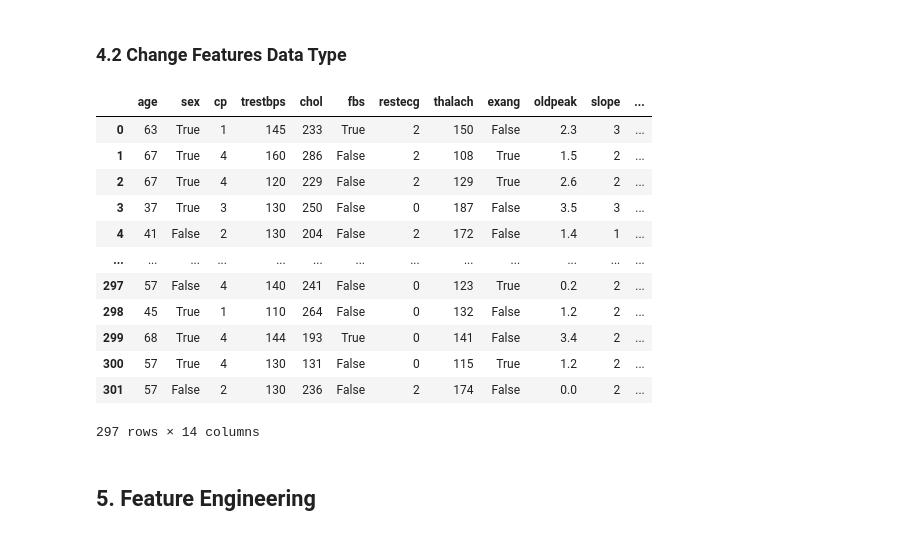
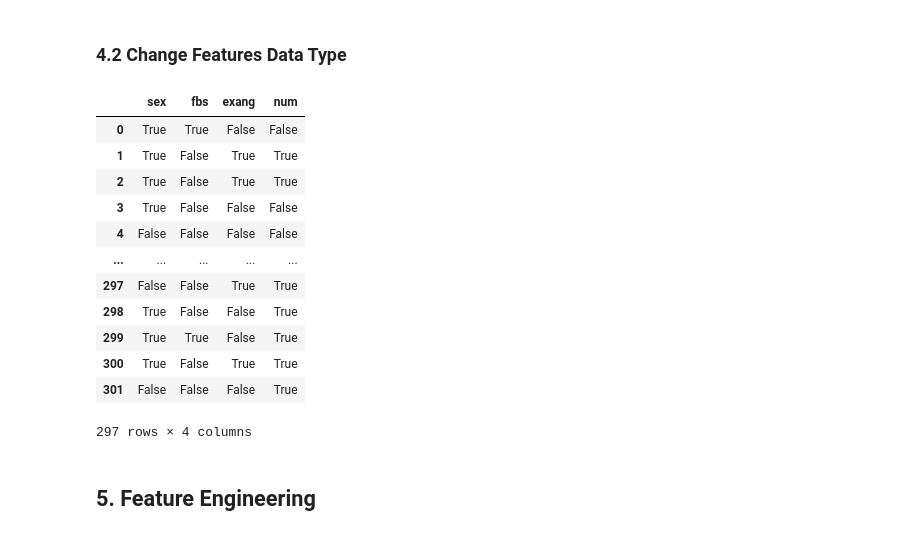
Before and after one commit to azhar-anas/sel-nnml-heart-disease-prediction, a Jupyter notebook: notebooks/1.2_ds2_data_preprocessing.ipynb, the cells around one changed output. Saved outputs shown, nothing was run; the diff lists cells and outputs as text; code cells hidden in the pictures.

```diff
--- a/notebooks/1.2_ds2_data_preprocessing.ipynb
+++ b/notebooks/1.2_ds2_data_preprocessing.ipynb
@@ -919,27 +919,27 @@ dtype: int64
 # %%
 # Change features "sex", "fbs", "exang", "num" to boolean data type
 df = df.astype({
     "sex": "bool",
     "fbs": "bool",
     "exang": "bool",
     "num": "bool"
 })
 
-df
+df[['sex', 'fbs', 'exang', 'num']]
 # %% [output]
-|  | age | sex | cp | trestbps | chol | fbs | restecg | thalach | exang | oldpeak | slope | ... |
-| 0 | 63 | True | 1 | 145 | 233 | True | 2 | 150 | False | 2.3 | 3 | ... |
-| 1 | 67 | True | 4 | 160 | 286 | False | 2 | 108 | True | 1.5 | 2 | ... |
-| 2 | 67 | True | 4 | 120 | 229 | False | 2 | 129 | True | 2.6 | 2 | ... |
-| 3 | 37 | True | 3 | 130 | 250 | False | 0 | 187 | False | 3.5 | 3 | ... |
-| 4 | 41 | False | 2 | 130 | 204 | False | 2 | 172 | False | 1.4 | 1 | ... |
-| ... | ... | ... | ... | ... | ... | ... | ... | ... | ... | ... | ... | ... |
-| 297 | 57 | False | 4 | 140 | 241 | False | 0 | 123 | True | 0.2 | 2 | ... |
-| 298 | 45 | True | 1 | 110 | 264 | False | 0 | 132 | False | 1.2 | 2 | ... |
-| 299 | 68 | True | 4 | 144 | 193 | True | 0 | 141 | False | 3.4 | 2 | ... |
-| 300 | 57 | True | 4 | 130 | 131 | False | 0 | 115 | True | 1.2 | 2 | ... |
-| 301 | 57 | False | 2 | 130 | 236 | False | 2 | 174 | False | 0.0 | 2 | ... |
+|  | sex | fbs | exang | num |
+| 0 | True | True | False | False |
+| 1 | True | False | True | True |
+| 2 | True | False | True | True |
+| 3 | True | False | False | False |
+| 4 | False | False | False | False |
+| ... | ... | ... | ... | ... |
+| 297 | False | False | True | True |
+| 298 | True | False | False | True |
+| 299 | True | True | False | True |
+| 300 | True | False | True | True |
+| 301 | False | False | False | True |
-297 rows × 14 columns
+297 rows × 4 columns
 # %% [markdown]
 ## **5. Feature Engineering**
 # %% [markdown]
```
Also changed, not shown: parts of 2 cells of this notebook, 5 other files.
